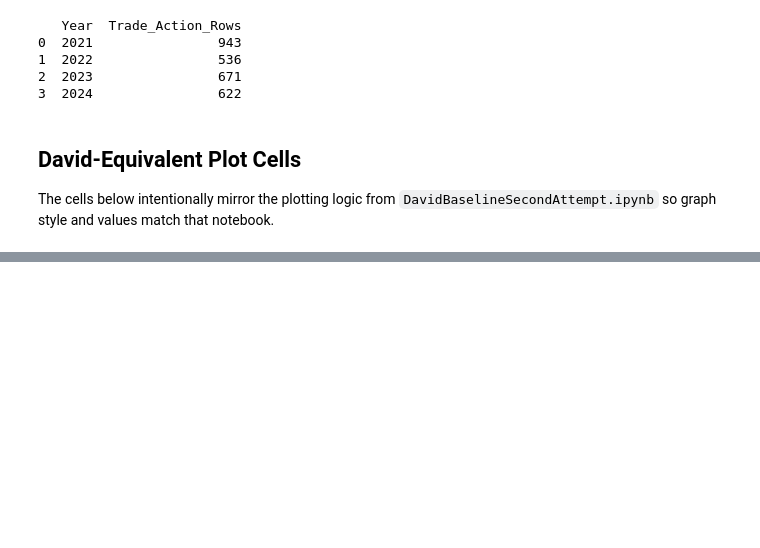
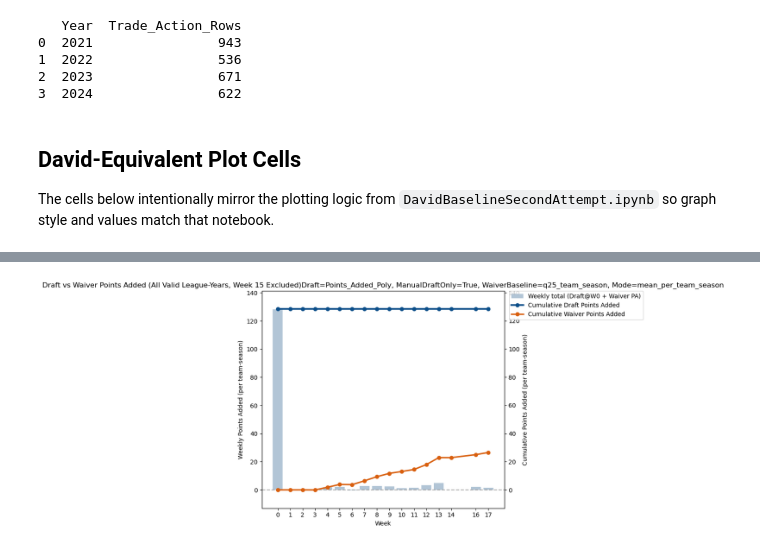
Before and after one commit to tmorgan251/fantasy_football, a Jupyter notebook: Fantasy_Football_Analysis.ipynb, the cells around one changed output, grey strips where cells are left out. Drawn from its saved outputs; the diff is of its cells as text; code cells hidden in the pictures; blank space fills up the shorter version.

Commit message:
Fixed Charts II
Forgot to actually fix charts the first time.

```diff
--- a/Fantasy_Football_Analysis.ipynb
+++ b/Fantasy_Football_Analysis.ipynb
@@ -1272,35 +1274,36 @@ line_pad = max(1.0, 0.10 * (line_ymax_raw - line_ymin_raw)); line_ymin_raw -= li
 bar_range = max(bar_ymax - bar_ymin, 1.0)
 zero_frac = (0.0 - bar_ymin) / bar_range
 line_range = max(line_ymax_raw - line_ymin_raw, 1.0)
 line_ymin = -zero_frac * line_range
 line_ymax = line_ymin + line_range
 
 fig, ax1 = plt.subplots(figsize=(12, 6))
 ax2 = ax1.twinx()
 ax1.set_zorder(1); ax2.set_zorder(2); ax1.patch.set_visible(False)
 
 ax1.bar(weeks, bars.values, color="#9FB7CC", alpha=0.8, label="Weekly total (Draft@W0 + Waiver PA)")
 ax1.axhline(0, linestyle="--", color="gray", alpha=0.6)
 ax1.set_xlabel("Week")
 ax1.set_xticks(weeks)
 ax1.set_ylabel("Weekly Points Added" + (" (per team-season)" if AGG_MODE == "mean_per_team_season" else ""))
 ax1.set_ylim(bar_ymin, bar_ymax)
 
 ax2.plot(weeks, cum_draft.values, marker="o", linewidth=2.8, color="#0B4F8A", label="Cumulative Draft Points Added", zorder=5)
 ax2.plot(weeks, cum_waiver.values, marker="o", linewidth=2.4, color="#D95F0E", label="Cumulative Waiver Points Added", zorder=5)
 ax2.set_ylabel("Cumulative Points Added" + (" (per team-season)" if AGG_MODE == "mean_per_team_season" else ""))
 ax2.set_ylim(line_ymin, line_ymax)
 
 h1, l1 = ax1.get_legend_handles_labels(); h2, l2 = ax2.get_legend_handles_labels()
 ax2.legend(h1 + h2, l1 + l2, loc="upper left", bbox_to_anchor=(1.02, 1.0), borderaxespad=0)
 
 plt.title(
-    "Draft vs Waiver Points Added (All Valid League-Years, Week 15 Excluded)
-"
+    "Draft vs Waiver Points Added (All Valid League-Years, Week 15 Excluded)"
     f"Draft={DRAFT_POINTS_COL}, ManualDraftOnly={MANUAL_DRAFT_ONLY}, WaiverBaseline={WAIVER_BASELINE_NAME}, Mode={AGG_MODE}"
 )
 plt.tight_layout(rect=[0, 0, 0.82, 1])
 plt.show()
+# %% [output]
+[figure, added]
 # %%
 # BLOCK WW10-equivalent - Yearly totals Draft + Waiver by baseline (David style)
 import numpy as np
```
Also changed, not shown: parts of 7 cells of this notebook.
